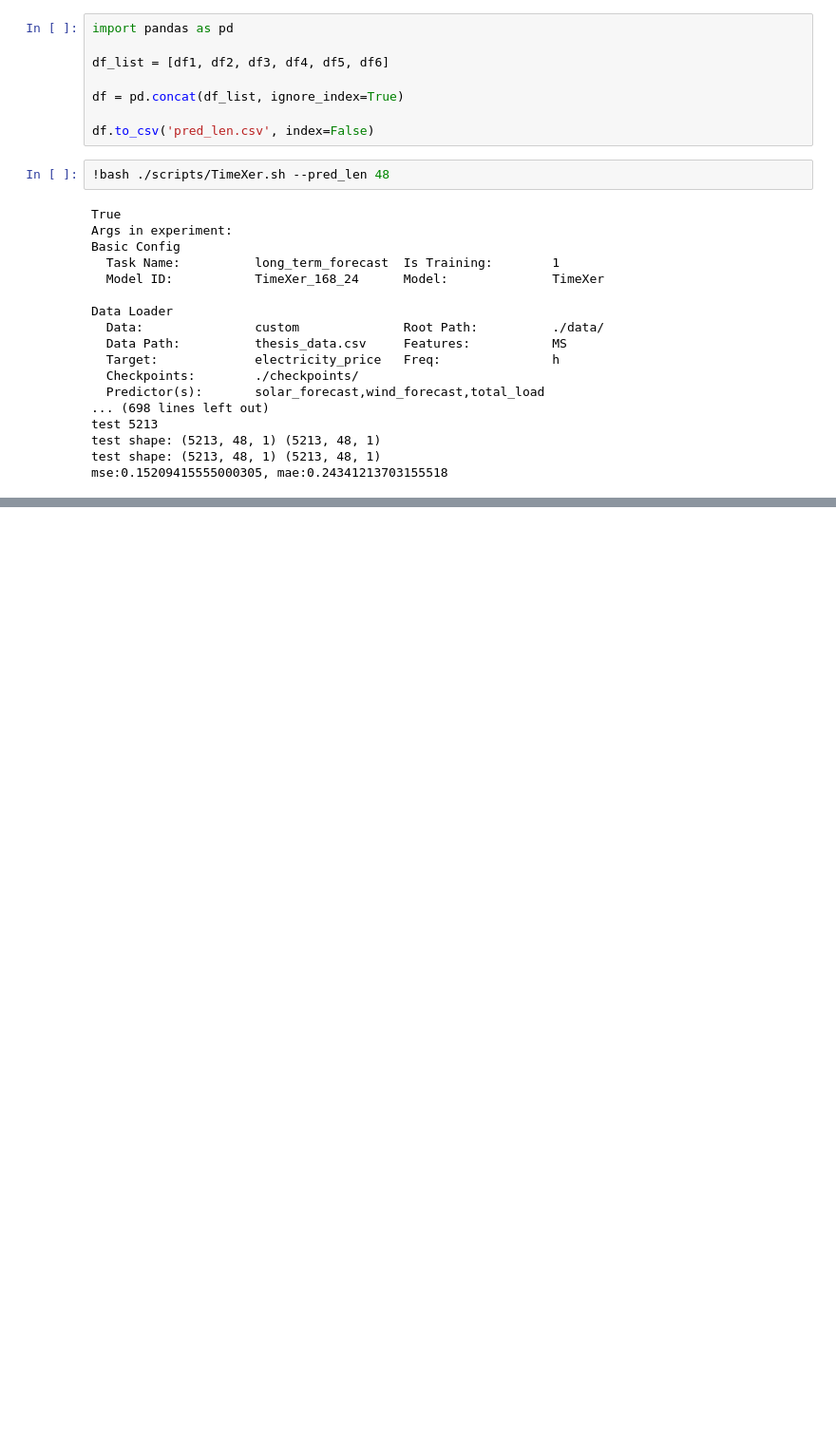
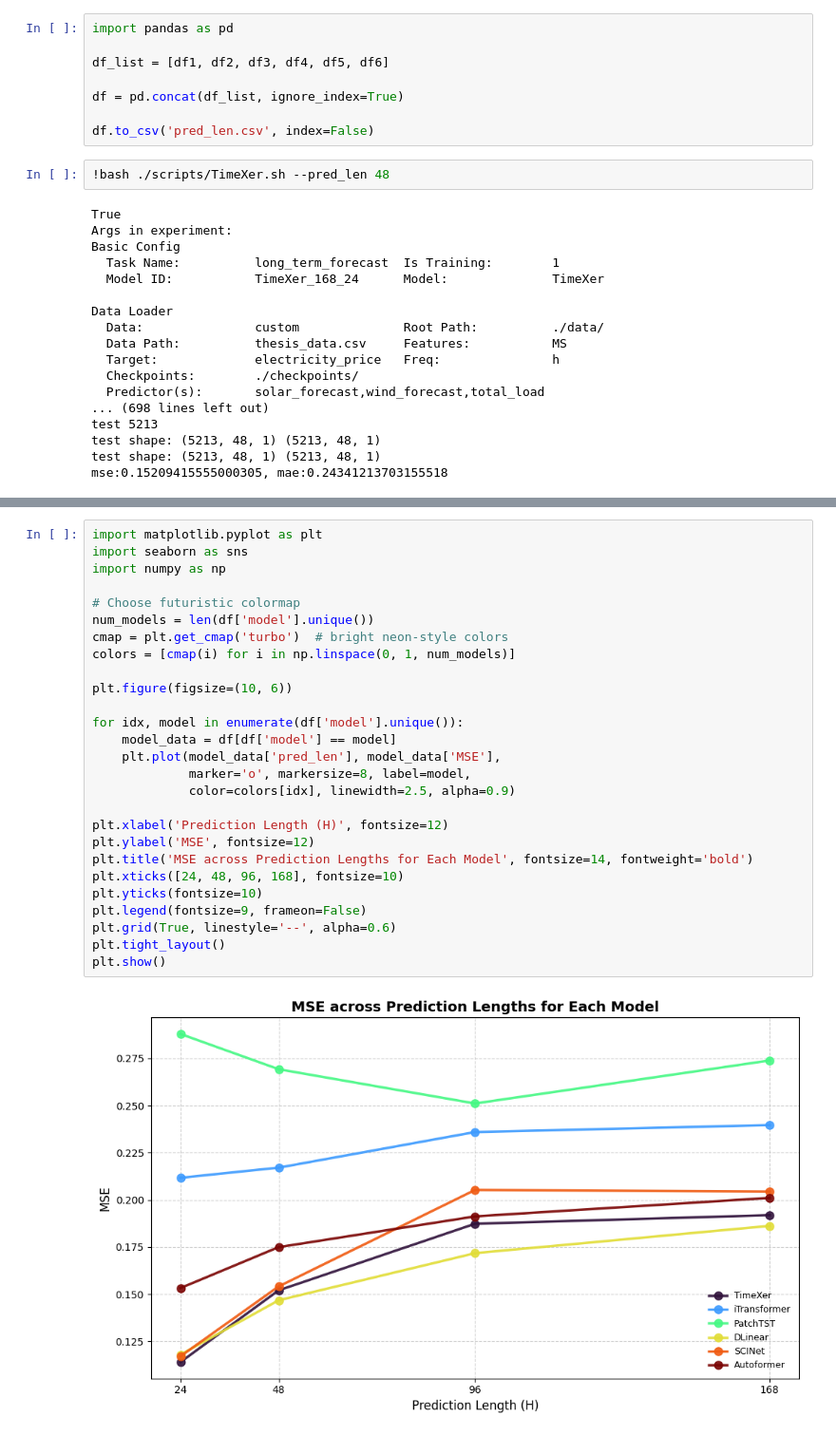
Before and after one commit to emircanince/power, a Jupyter notebook: forecasting_final.ipynb, the cells around one changed output, grey strips where cells are left out. Shown at 95% size. Drawn from its saved outputs; the diff is of its cells as text; blank space fills up the shorter version.

```diff
--- a/forecasting_final.ipynb
+++ b/forecasting_final.ipynb
@@ -198,0 +293,29 @@ mse:0.15209415555000305, mae:0.24341213703155518
+# %%
+import matplotlib.pyplot as plt
+import seaborn as sns
+import numpy as np
+
+# Choose futuristic colormap
+num_models = len(df['model'].unique())
+cmap = plt.get_cmap('turbo')  # bright neon-style colors
+colors = [cmap(i) for i in np.linspace(0, 1, num_models)]
+
+plt.figure(figsize=(10, 6))
+
+for idx, model in enumerate(df['model'].unique()):
+    model_data = df[df['model'] == model]
+    plt.plot(model_data['pred_len'], model_data['MSE'],
+             marker='o', markersize=8, label=model,
+             color=colors[idx], linewidth=2.5, alpha=0.9)
+
+plt.xlabel('Prediction Length (H)', fontsize=12)
+plt.ylabel('MSE', fontsize=12)
+plt.title('MSE across Prediction Lengths for Each Model', fontsize=14, fontweight='bold')
+plt.xticks([24, 48, 96, 168], fontsize=10)
+plt.yticks(fontsize=10)
+plt.legend(fontsize=9, frameon=False)
+plt.grid(True, linestyle='--', alpha=0.6)
+plt.tight_layout()
+plt.show()
+# %% [output]
+[figure, added]
```
Also changed, not shown: parts of 5 cells of this notebook, 2 other files.
